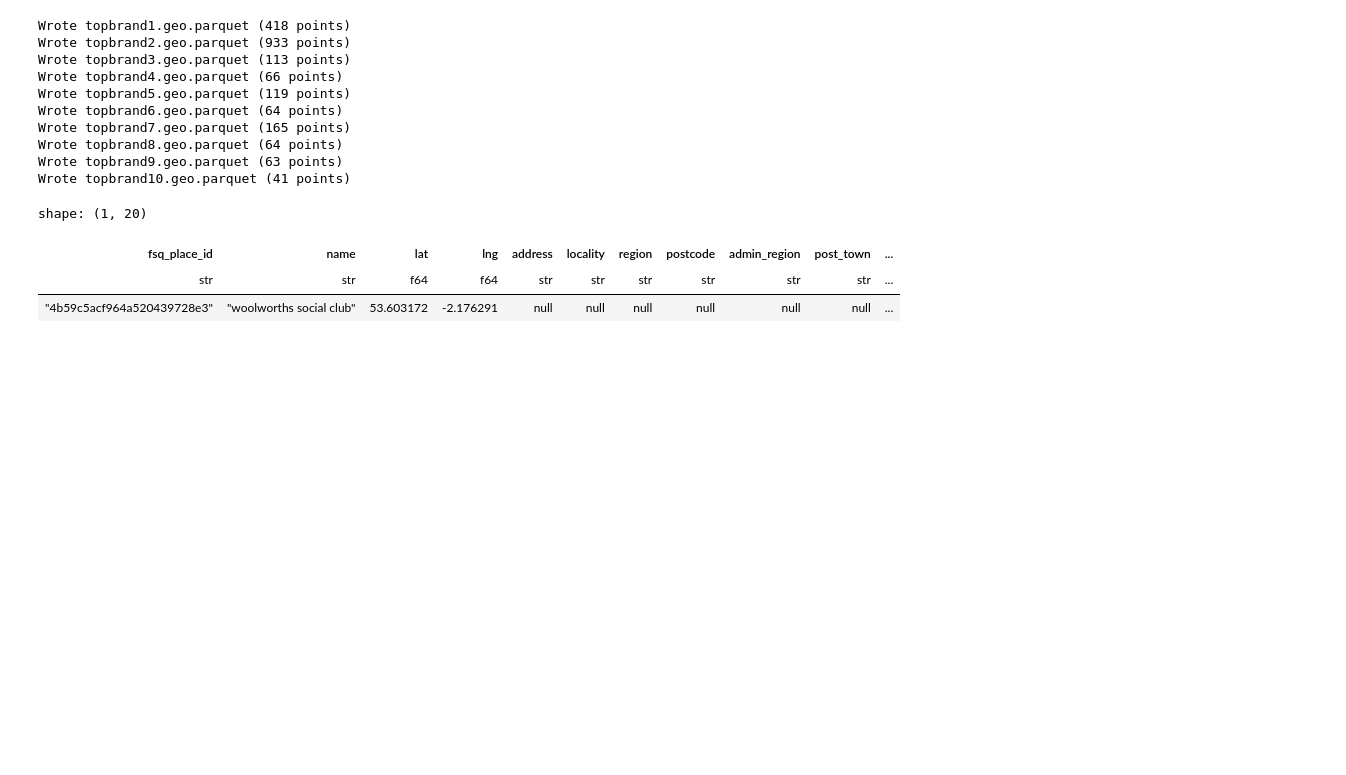
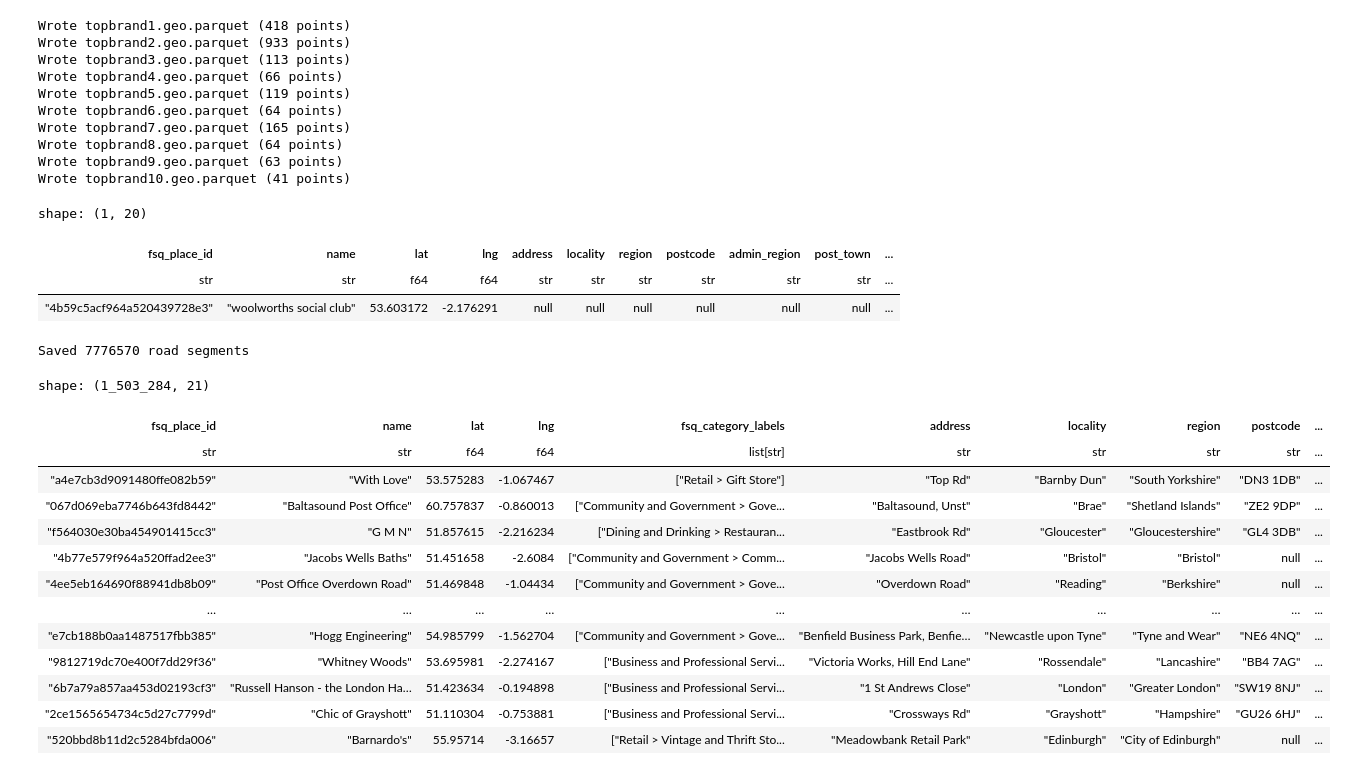
Before and after one commit to GeographicDataService/RetailCentres2026_Unified, a Jupyter notebook: Boundaries/notebooks/testpoifilters.ipynb, the cells around one changed output. Cells and saved outputs as stored; diff of their text form; code cells hidden in the pictures; blank space fills up the shorter version.

```diff
--- a/Boundaries/notebooks/testpoifilters.ipynb
+++ b/Boundaries/notebooks/testpoifilters.ipynb
@@ -1103,3 +1316,63 @@ shape: (1, 20)
 | fsq_place_id | name | lat | lng | address | locality | region | postcode | admin_region | post_town | ... |
 | str | str | f64 | f64 | str | str | str | str | str | str | ... |
 | "4b59c5acf964a520439728e3" | "woolworths social club" | 53.603172 | -2.176291 | null | null | null | null | null | null | ... |
+# %%
+import osmium
+import geopandas as gpd
+from shapely.geometry import LineString
+from tqdm import tqdm
+import os
+
+class RoadHandler(osmium.SimpleHandler):
+    def __init__(self, pbar=None):
+        super().__init__()
+        self.data = []
+        self.pbar = pbar
+
+    def way(self, w):
+        if "highway" in w.tags:
+            coords = [(n.lon, n.lat) for n in w.nodes]
+            self.data.append({
+                "highway": w.tags.get("highway"),
+                "geometry": LineString(coords)
+            })
+        if self.pbar:
+            self.pbar.update(1)
+
+# First pass: count number of ways in file (to size tqdm)
+class WayCounter(osmium.SimpleHandler):
+    def __init__(self):
+        super().__init__()
+        self.count = 0
+    def way(self, w):
+        self.count += 1
+
+counter = WayCounter()
+counter.apply_file("united-kingdom-250910.osm.pbf")
+
+with tqdm(total=counter.count, desc="Processing ways") as pbar:
+    h = RoadHandler(pbar=pbar)
+    h.apply_file("united-kingdom-250910.osm.pbf", locations=True)
+
+roads = gpd.GeoDataFrame(h.data, crs="EPSG:4326")
+roads.to_file("uk_roads.gpkg", layer="roads", driver="GPKG")
+print(f"Saved {len(roads)} road segments")
+# %% [output]
+Saved 7776570 road segments
+# %%
+foursquare_filtnew
+# %% [output]
+shape: (1_503_284, 21)
+| fsq_place_id | name | lat | lng | fsq_category_labels | address | locality | region | postcode | ... |
+| str | str | f64 | f64 | list[str] | str | str | str | str | ... |
+| "a4e7cb3d9091480ffe082b59" | "With Love" | 53.575283 | -1.067467 | ["Retail > Gift Store"] | "Top Rd" | "Barnby Dun" | "South Yorkshire" | "DN3 1DB" | ... |
+| "067d069eba7746b643fd8442" | "Baltasound Post Office" | 60.757837 | -0.860013 | ["Community and Government > Gove... | "Baltasound, Unst" | "Brae" | "Shetland Islands" | "ZE2 9DP" | ... |
+| "f564030e30ba454901415cc3" | "G M N" | 51.857615 | -2.216234 | ["Dining and Drinking > Restauran... | "Eastbrook Rd" | "Gloucester" | "Gloucestershire" | "GL4 3DB" | ... |
+| "4b77e579f964a520ffad2ee3" | "Jacobs Wells Baths" | 51.451658 | -2.6084 | ["Community and Government > Comm... | "Jacobs Wells Road" | "Bristol" | "Bristol" | null | ... |
+| "4ee5eb164690f88941db8b09" | "Post Office Overdown Road" | 51.469848 | -1.04434 | ["Community and Government > Gove... | "Overdown Road" | "Reading" | "Berkshire" | null | ... |
+| … | … | … | … | … | … | … | … | … | ... |
+| "e7cb188b0aa1487517fbb385" | "Hogg Engineering" | 54.985799 | -1.562704 | ["Community and Government > Gove... | "Benfield Business Park, Benfie… | "Newcastle upon Tyne" | "Tyne and Wear" | "NE6 4NQ" | ... |
+| "9812719dc70e400f7dd29f36" | "Whitney Woods" | 53.695981 | -2.274167 | ["Business and Professional Servi... | "Victoria Works, Hill End Lane" | "Rossendale" | "Lancashire" | "BB4 7AG" | ... |
+| "6b7a79a857aa453d02193cf3" | "Russell Hanson - the London Ha… | 51.423634 | -0.194898 | ["Business and Professional Servi... | "1 St Andrews Close" | "London" | "Greater London" | "SW19 8NJ" | ... |
+| "2ce1565654734c5d27c7799d" | "Chic of Grayshott" | 51.110304 | -0.753881 | ["Business and Professional Servi... | "Crossways Rd" | "Grayshott" | "Hampshire" | "GU26 6HJ" | ... |
+| "520bbd8b11d2c5284bfda006" | "Barnardo's" | 55.95714 | -3.16657 | ["Retail > Vintage and Thrift Sto... | "Meadowbank Retail Park" | "Edinburgh" | "City of Edinburgh" | null | ... |
```
Also changed, not shown: parts of 9 cells of this notebook, 4 other files.
